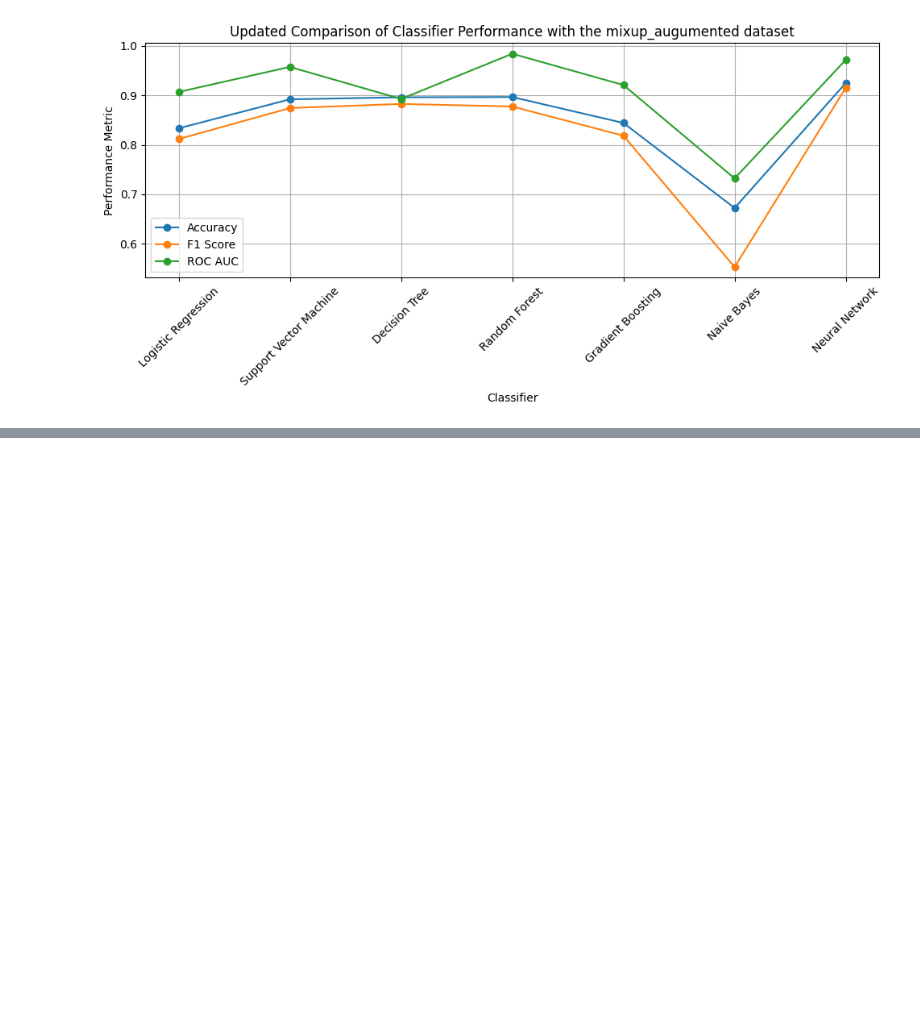
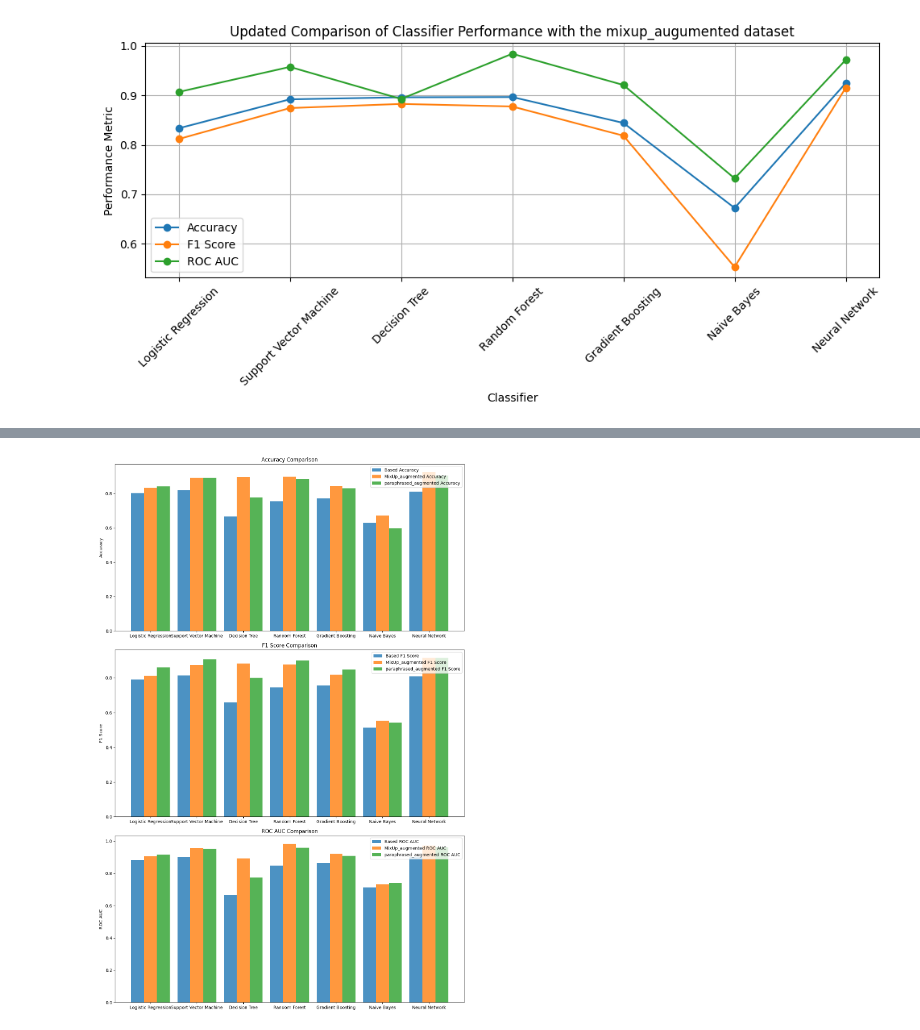
Before and after one commit to Salliberg/DSGA1012-NLU-2024, a Jupyter notebook: nlu_final.ipynb, the cells around one changed output, grey strips where cells are left out. Saved outputs shown, nothing was run; the diff lists cells and outputs as text; code cells hidden in the pictures; blank space fills up the shorter version.

```diff
--- a/nlu_final.ipynb
+++ b/nlu_final.ipynb
@@ -214,0 +307,63 @@ plt.show()
+# %%
+import matplotlib.pyplot as plt
+import numpy as np
+
+# Classifier names
+classifiers = [
+    "Logistic Regression", "Support Vector Machine", "Decision Tree",
+    "Random Forest", "Gradient Boosting", "Naive Bayes", "Neural Network"
+]
+
+# Performance metrics for three evaluations
+accuracy = [0.8033, 0.8183, 0.6667, 0.7550, 0.7725, 0.6292, 0.8108]
+f1_scores = [0.7915, 0.8137, 0.6587, 0.7461, 0.7569, 0.5137, 0.8094]
+roc_auc = [0.8835, 0.9029, 0.6665, 0.8488, 0.8636, 0.7121, 0.9004]
+
+accuracy_updated = [0.8335, 0.8921, 0.8962, 0.8967, 0.8443, 0.6724, 0.9251]
+f1_scores_updated = [0.8118, 0.8744, 0.8828, 0.8776, 0.8185, 0.5530, 0.9156]
+roc_auc_updated = [0.9070, 0.9576, 0.8928, 0.9842, 0.9210, 0.7322, 0.9720]
+
+accuracy_third = [0.8433, 0.8924, 0.7771, 0.8838, 0.8295, 0.5967, 0.9038]
+f1_scores_third = [0.8604, 0.9081, 0.7997, 0.9007, 0.8480, 0.5424, 0.9152]
+roc_auc_third = [0.9151, 0.9525, 0.7741, 0.9577, 0.9076, 0.7392, 0.9632]
+
+# Creating side-by-side bar charts for three sets of results
+fig, ax = plt.subplots(3, 1, figsize=(12, 18), tight_layout=True)
+
+# Bar width
+bar_width = 0.28
+indices = np.arange(len(classifiers))
+
+# Accuracy bars
+ax[0].bar(indices, accuracy, bar_width, label='Based Accuracy', alpha=0.8)
+ax[0].bar(indices + bar_width, accuracy_updated, bar_width, label='MixUp_augmented Accuracy', alpha=0.8)
+ax[0].bar(indices + 2 * bar_width, accuracy_third, bar_width, label='paraphrased_augmented Accuracy', alpha=0.8)
+ax[0].set_title('Accuracy Comparison')
+ax[0].set_ylabel('Accuracy')
+ax[0].set_xticks(indices + bar_width)
+ax[0].set_xticklabels(classifiers)
+ax[0].legend()
+
+# F1 Score bars
+ax[1].bar(indices, f1_scores, bar_width, label='Based F1 Score', alpha=0.8)
+ax[1].bar(indices + bar_width, f1_scores_updated, bar_width, label='MixUp_augmented F1 Score', alpha=0.8)
+ax[1].bar(indices + 2 * bar_width, f1_scores_third, bar_width, label='paraphrased_augmented F1 Score', alpha=0.8)
+ax[1].set_title('F1 Score Comparison')
+ax[1].set_ylabel('F1 Score')
+ax[1].set_xticks(indices + bar_width)
+ax[1].set_xticklabels(classifiers)
+ax[1].legend()
+
+# ROC AUC bars
+ax[2].bar(indices, roc_auc, bar_width, label='Based ROC AUC', alpha=0.8)
+ax[2].bar(indices + bar_width, roc_auc_updated, bar_width, label='MixUp_augmented ROC AUC', alpha=0.8)
+ax[2].bar(indices + 2 * bar_width, roc_auc_third, bar_width, label='paraphrased_augmented ROC AUC', alpha=0.8)
+ax[2].set_title('ROC AUC Comparison')
+ax[2].set_ylabel('ROC AUC')
+ax[2].set_xticks(indices + bar_width)
+ax[2].set_xticklabels(classifiers)
+ax[2].legend()
+
+plt.show()
+# %% [output]
+[figure, added]
```
Also changed, not shown: parts of 9 cells of this notebook, 3 other files.
